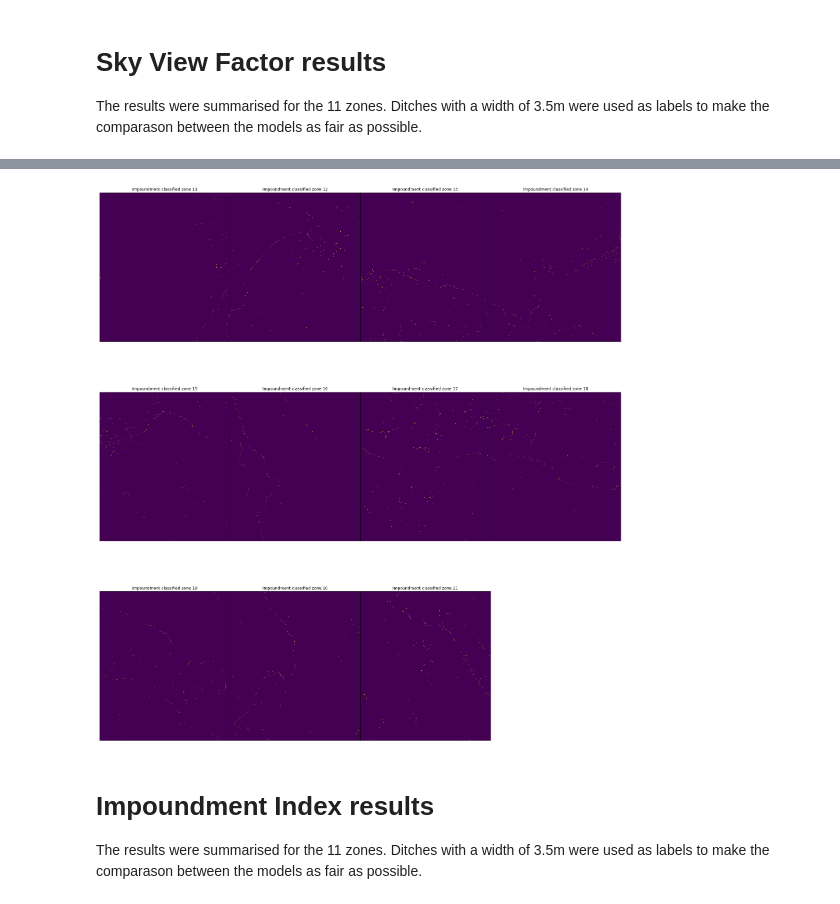
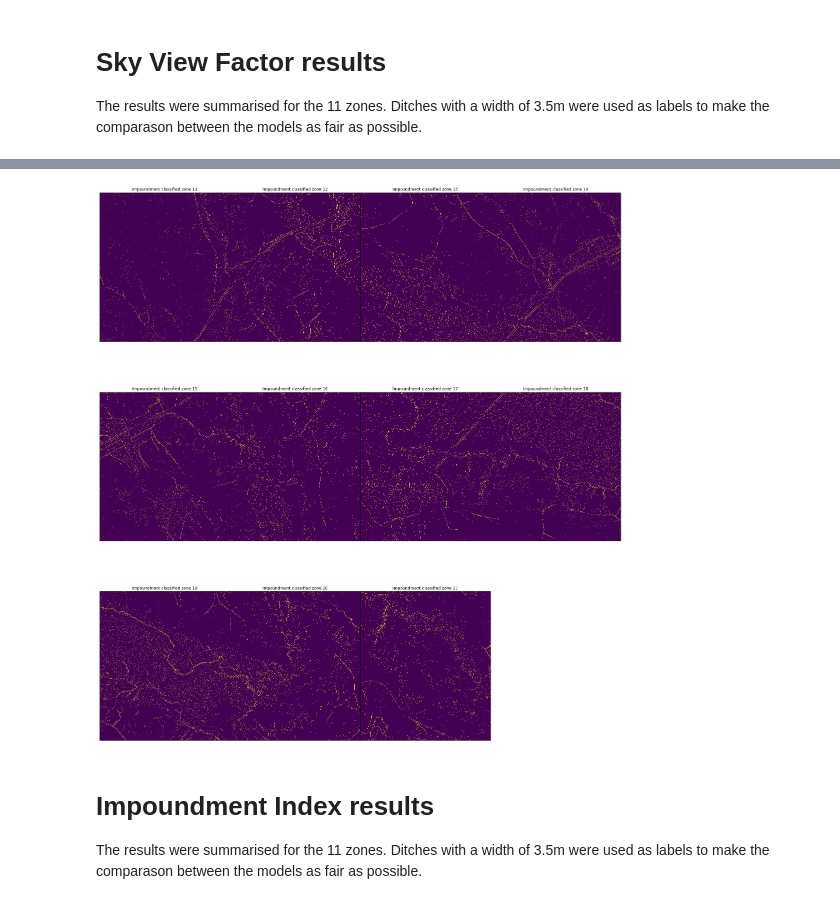
Before and after one commit to jonatan-flyckt/random_forest_lidar_ditch_detection, a Jupyter notebook: digital_terrain_indices_experiments.ipynb, the cells around one changed output, grey strips where cells are left out. Cells and saved outputs as stored; diff of their text form; code cells hidden in the pictures.

```diff
--- a/digital_terrain_indices_experiments.ipynb
+++ b/digital_terrain_indices_experiments.ipynb
@@ -34,7 +34,7 @@ for zone_file in file_list:
     classifier = zone.copy()
     for i in range(len(zone)):
         for j in range(len(zone[i])):
-            if zone[i][j] < 0.898:
+            if zone[i][j] < 0.955:
                 classifier[i][j] = 1
             else:
                 classifier[i][j] = 0
@@ -81,31 +81,31 @@ We load the Impoundment index for all the examined zones and reclassify it to bi
 # %%
-file_list = [f"../Raw_Data_21_zones/imp_uppsala_{i}.npy" for i in range(11, 22)]
+file_list = [f"../Raw_Data_21_zones/Impoundment_{i}.npy" for i in range(11, 22)]
 
 plt.figure(num=None, figsize=(28,32), facecolor='w', edgecolor='k')
 ax = [plt.subplot(3,4,i+1) for i in range(11)]
 for a in ax:
     a.set_xticklabels([])
     a.set_yticklabels([])
     a.tick_params(bottom=False, left=False)
 plt.subplots_adjust(wspace=0,hspace=0.1)
 
 l = 11
 for zone_file in file_list:
     zone = np.load(zone_file)
     classifier = zone.copy()
 
     for i in range(len(zone)):
         for j in range(len(zone[i])):
-            if zone[i][j] > 30:
+            if zone[i][j] > 0.27:
                 classifier[i][j] = 1
             else:
                 classifier[i][j] = 0
     np.save(f"../recreated/imp/imp_classified_{l}.npy", classifier)
     ax[l-11].title.set_text(f"Impoundment classified zone {l}")
     ax[l-11].imshow(classifier)
     l += 1
 # %% [output]
-[figure, old version]
+[figure, new version]
 # %% [markdown]
 # Impoundment Index results
 The results were summarised for the 11 zones. Ditches with a width of 3.5m were used as labels to make the comparason between the models as fair as possible.
```
Also changed, not shown: parts of 15 cells of this notebook.
